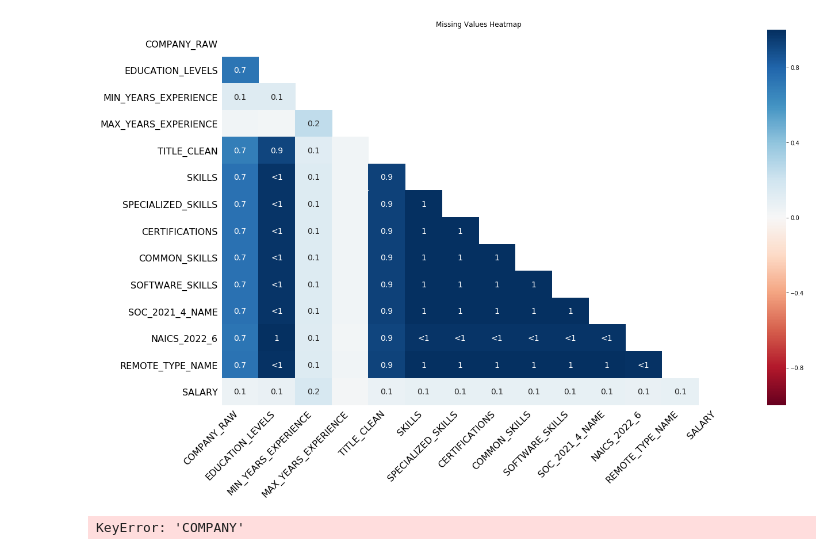
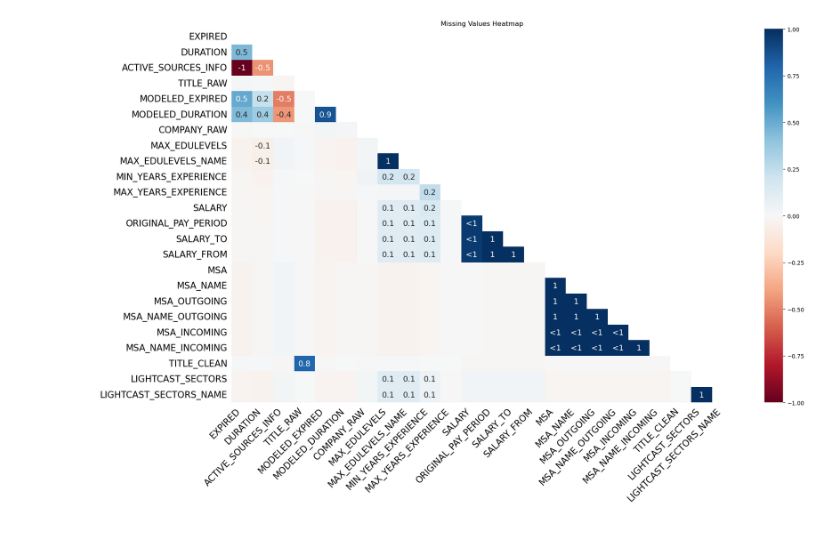
Before and after one commit to pranjul11garg/US.-Data-Science-Analytics-Job-Market-Trends, a Jupyter notebook: data_cleaning.ipynb, the cells around one changed output. Cells and saved outputs as stored; diff of their text form; code cells hidden in the pictures.

```diff
--- a/data_cleaning.ipynb
+++ b/data_cleaning.ipynb
@@ -3,55 +3,32 @@ import pandas as pd
 import matplotlib.pyplot as plt
 import plotly.express as px
 import seaborn as sns
 import missingno as msno
 
 df = pd.read_csv("data/lightcast_job_postings.csv")
 
 columns_to_keep = [
     'COMPANY_RAW',                # company
     'EDUCATION_LEVELS',           # education
     'MIN_YEARS_EXPERIENCE',
     'MAX_YEARS_EXPERIENCE',        # experience
     'TITLE_CLEAN',                # job title
     'SKILLS',                     # general skills
     'SPECIALIZED_SKILLS',        # specialized skills
     'CERTIFICATIONS',            # certifications
     'COMMON_SKILLS',             # common skills
     'SOFTWARE_SKILLS',           # software skills
     'SOC_2021_4_NAME',           # SOC 2021
     'NAICS_2022_6',              # NAICS 2022
     'REMOTE_TYPE_NAME',          # remote work type
     'SALARY'                     # salary (if present in your dataset)
 ]
 
-df = df[columns_to_keep]
+eda_data = df[columns_to_keep]
 
 
 msno.heatmap(df)
 plt.title("Missing Values Heatmap")
 plt.show()
 # %% [output]
-[figure, old version]
+[figure, new version]
-# %%
-# Fill missing values
-df["SALARY"].fillna(df["SALARY"].median(), inplace=True)
-df["COMPANY"].fillna("Unknown", inplace=True)
-df.dropna(thresh=len(df) * 0.5, axis=1, inplace=True)
-
-df = df.drop_duplicates(subset=["TITLE", "COMPANY", "LOCATION", "POSTED"], keep="first")
-
-# Fill numeric columns with mean
-num_cols = df.select_dtypes(include='number').columns
-for col in num_cols:
-    if df[col].isnull().sum() > 0:
-        df[col].fillna(df[col].mean(), inplace=True)
-
-# Fill categorical columns with mode
-cat_cols = df.select_dtypes(include='object').columns
-for col in cat_cols:
-    if df[col].isnull().sum() > 0:
-        df[col].fillna(df[col].mode()[0], inplace=True)
-
-print(df.isnull().sum().sort_values(ascending=False).head(20))
-# %% [output]
-KeyError: 'COMPANY'
```
Also changed, not shown: parts of 1 cell of this notebook, 1 other file.
